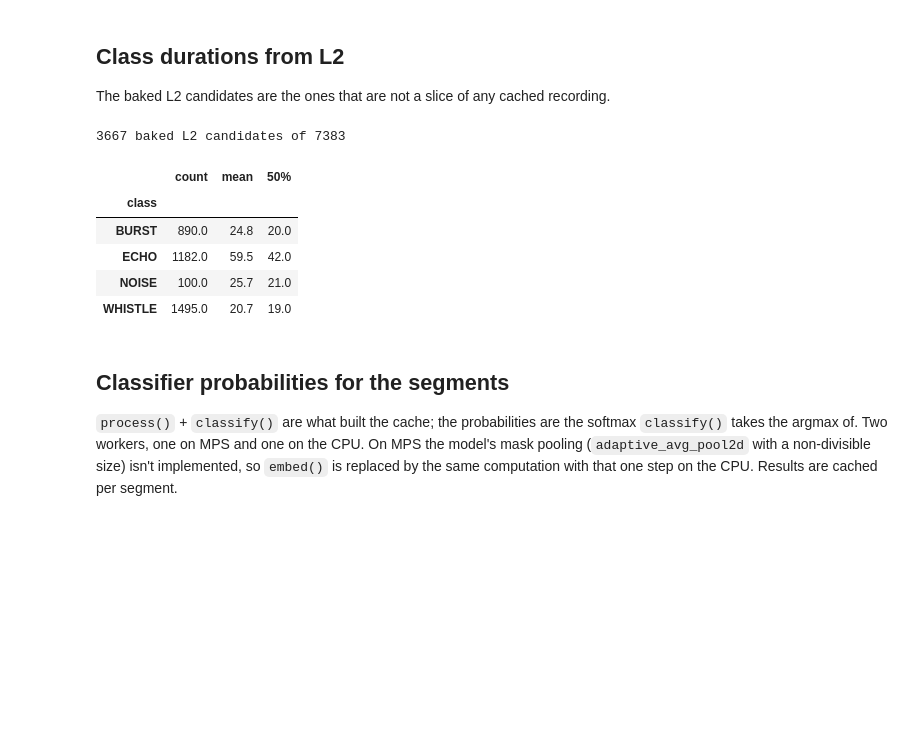
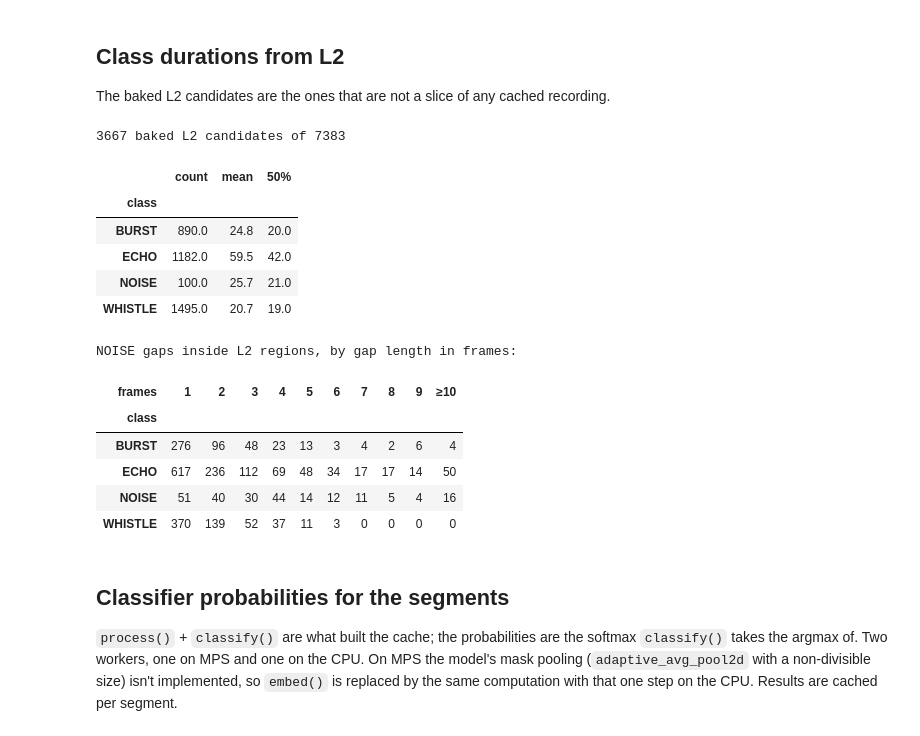
Before and after one commit to dkohlsdorf/continuous_profile_hmm, a Jupyter notebook: analysis_notebooks/ClassifierSmoothing.ipynb, the cells around one changed output. Saved outputs shown, nothing was run; the diff lists cells and outputs as text; code cells hidden in the pictures; blank space fills up the shorter version.

```diff
--- a/analysis_notebooks/ClassifierSmoothing.ipynb
+++ b/analysis_notebooks/ClassifierSmoothing.ipynb
@@ -98,31 +102,48 @@ The baked L2 candidates are the ones that are not a slice of any cached recordin
 # %%
 with open(CANDIDATES_PATH, 'rb') as f:
     candidates = pickle.load(f)
 
 frame_index = set()
 for file_name in os.listdir(EMBEDDINGS_DIR):
     if file_name.endswith(f'.{EMBEDDINGS_VERSION}.pkl') and not file_name.startswith('noise_embeddings'):
         with open(f"{EMBEDDINGS_DIR}/{file_name}", 'rb') as f:
             emb = np.asarray(pickle.load(f)[0], dtype=np.float32)
         frame_index.update(e.tobytes() for e in emb)
 baked = [c for c in candidates if np.asarray(c[1], dtype=np.float32)[0].tobytes() not in frame_index]
 
 def state_of(label):
     return 'WHISTLE' if label in ('UP', 'DOWN') else label
 
 l2 = pd.DataFrame({"class": [Counter(state_of(l) for l in c[2]).most_common(1)[0][0] for c in baked],
                    "frames": [len(c[2]) for c in baked]})
 L2_DURATION = l2[l2["class"] != 'NOISE'].groupby("class")["frames"].mean()
+
+# NOISE gaps inside the L2 regions (not at their edges), by the region's majority class
+inner_gaps = []
+for c, cls in zip(baked, l2["class"]):
+    is_noise = np.array([l == 'NOISE' for l in c[2]], dtype=np.int8)
+    edges = np.flatnonzero(np.diff(np.r_[0, is_noise, 0]))
+    inner_gaps += [(cls, b - a) for a, b in zip(edges[::2], edges[1::2]) if a > 0 and b < len(is_noise)]
+inner_gaps = pd.DataFrame(inner_gaps, columns=["class", "frames"])
 print(f"{len(baked)} baked L2 candidates of {len(candidates)}")
-l2.groupby("class")["frames"].describe()[["count", "mean", "50%"]].round(1)
+display(l2.groupby("class")["frames"].describe()[["count", "mean", "50%"]].round(1))
+print("NOISE gaps inside L2 regions, by gap length in frames:")
+pd.crosstab(inner_gaps["class"], inner_gaps["frames"].clip(upper=10)).rename(columns={10: "≥10"})
 # %% [output]
 3667 baked L2 candidates of 7383
 |  | count | mean | 50% |
 | class |  |  |  |
 | BURST | 890.0 | 24.8 | 20.0 |
 | ECHO | 1182.0 | 59.5 | 42.0 |
 | NOISE | 100.0 | 25.7 | 21.0 |
 | WHISTLE | 1495.0 | 20.7 | 19.0 |
+NOISE gaps inside L2 regions, by gap length in frames:
+| frames | 1 | 2 | 3 | 4 | 5 | 6 | 7 | 8 | 9 | ≥10 |
+| class |  |  |  |  |  |  |  |  |  |  |
+| BURST | 276 | 96 | 48 | 23 | 13 | 3 | 4 | 2 | 6 | 4 |
+| ECHO | 617 | 236 | 112 | 69 | 48 | 34 | 17 | 17 | 14 | 50 |
+| NOISE | 51 | 40 | 30 | 44 | 14 | 12 | 11 | 5 | 4 | 16 |
+| WHISTLE | 370 | 139 | 52 | 37 | 11 | 3 | 0 | 0 | 0 | 0 |
 # %% [markdown]
 ## Classifier probabilities for the segments
 
```
Also changed, not shown: parts of 6 cells of this notebook.
